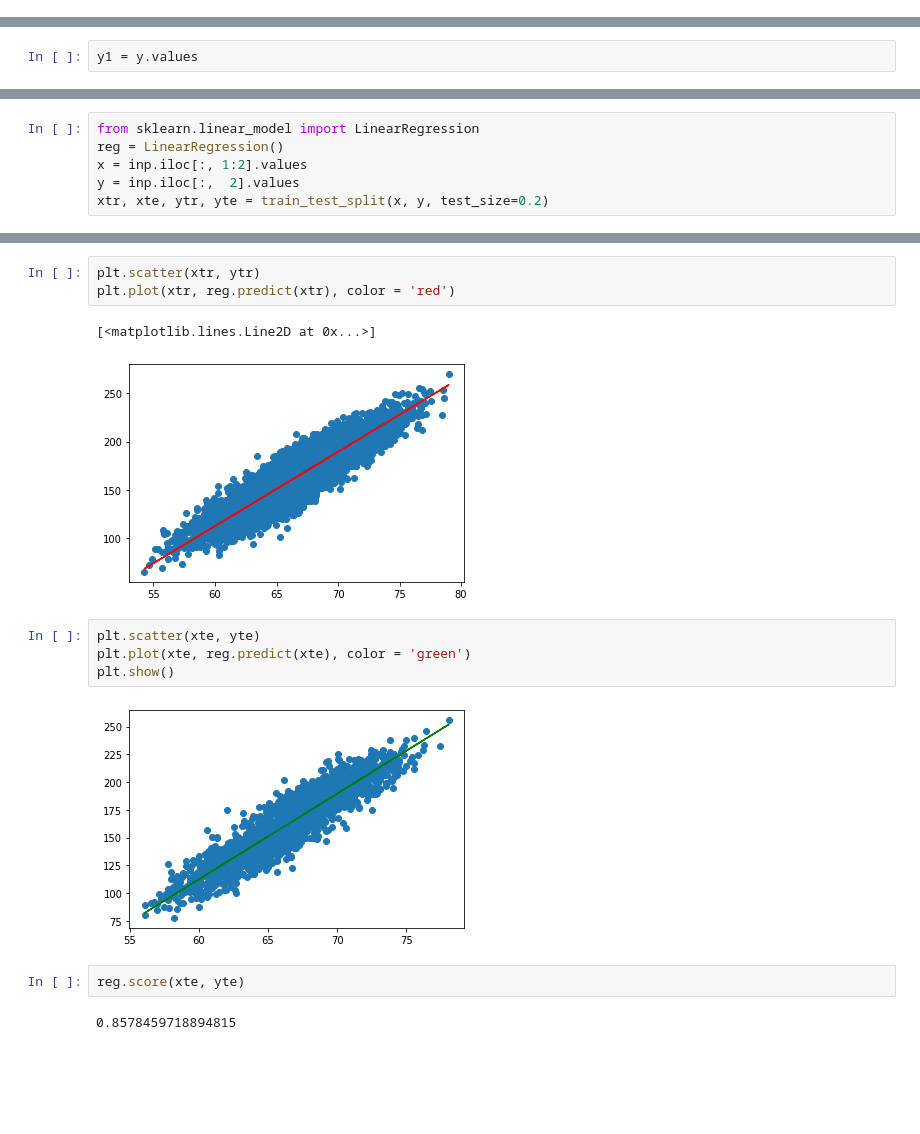
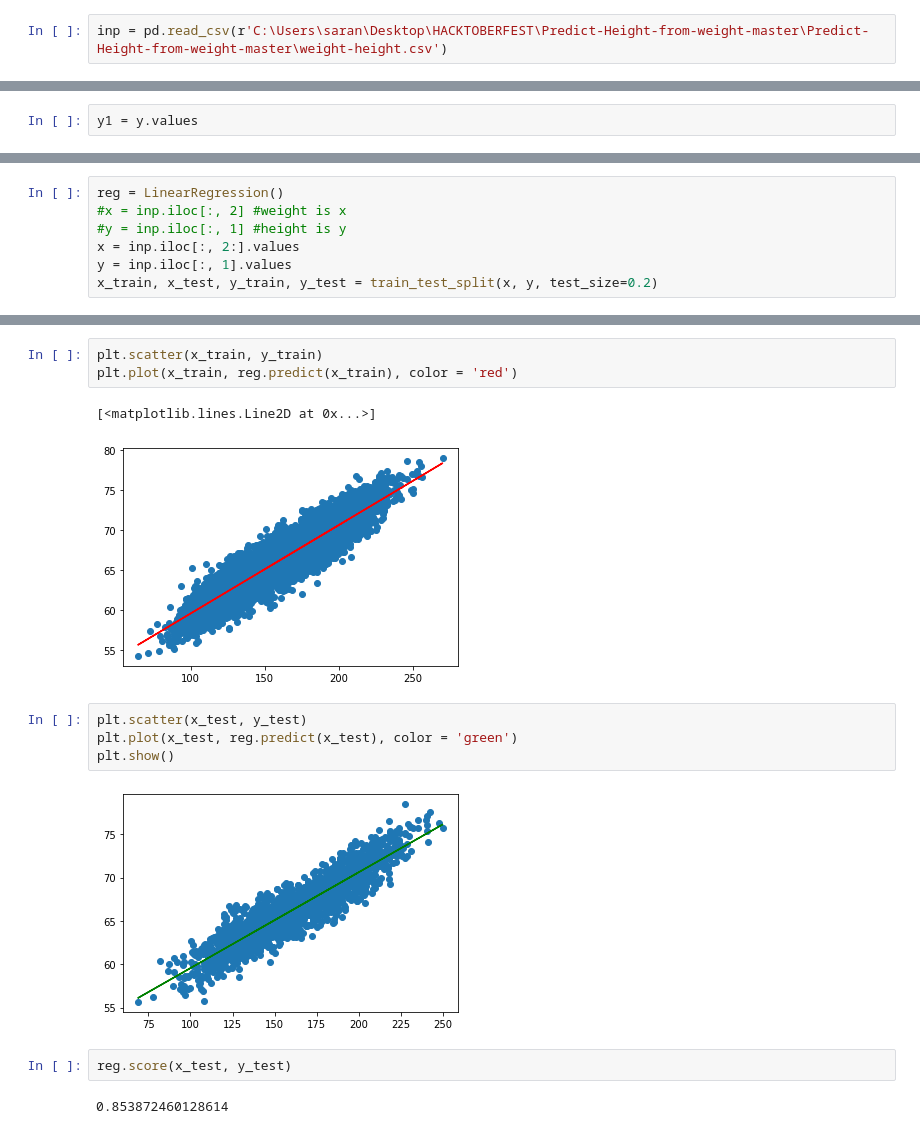
Before and after one commit to tejasdubhir/Predict-Height-from-weight, a Jupyter notebook: height weight.ipynb, the cells around one changed output, grey strips where cells are left out. Cells and saved outputs as stored; diff of their text form; blank space fills up the shorter version.

```diff
--- a/height weight.ipynb
+++ b/height weight.ipynb
@@ -8,3 +6,5 @@ inp = pd.read_csv("weight-height.csv")
+# %%
+inp = pd.read_csv(r'C:\Users\saran\Desktop\HACKTOBERFEST\Predict-Height-from-weight-master\Predict-Height-from-weight-master\weight-height.csv')
 # %%
 inp
 # %% [output]
@@ -151,6 +152,7 @@ Text(0, 0.5, 'y')
 # %%
-from sklearn.linear_model import LinearRegression
 reg = LinearRegression()
-x = inp.iloc[:, 1:2].values
-y = inp.iloc[:,  2].values
-xtr, xte, ytr, yte = train_test_split(x, y, test_size=0.2)
+#x = inp.iloc[:, 2] #weight is x
+#y = inp.iloc[:, 1] #height is y
+x = inp.iloc[:, 2:].values
+y = inp.iloc[:, 1].values
+x_train, x_test, y_train, y_test = train_test_split(x, y, test_size=0.2)
@@ -183,16 +174,16 @@ array([163.96969373, 188.47260057, 140.18116921, ..., 119.56282943,
 # %%
-plt.scatter(xtr, ytr)
-plt.plot(xtr, reg.predict(xtr), color = 'red')
+plt.scatter(x_train, y_train)
+plt.plot(x_train, reg.predict(x_train), color = 'red')
 # %% [output]
 [<matplotlib.lines.Line2D at 0x...>]
-[figure, old version]
+[figure, new version]
 # %%
-plt.scatter(xte, yte)
-plt.plot(xte, reg.predict(xte), color = 'green')
+plt.scatter(x_test, y_test)
+plt.plot(x_test, reg.predict(x_test), color = 'green')
 plt.show()
 # %% [output]
-[figure, old version]
+[figure, new version]
 # %%
-reg.score(xte, yte)
+reg.score(x_test, y_test)
 # %% [output]
-0.8578459718894815
+0.853872460128614
```
Also changed, not shown: parts of 27 cells of this notebook.
